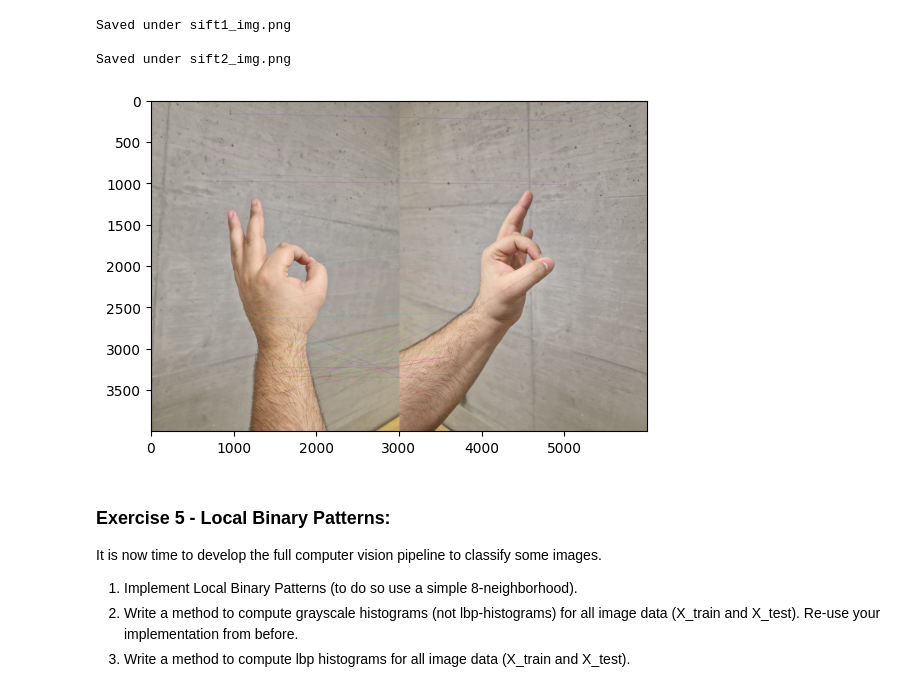
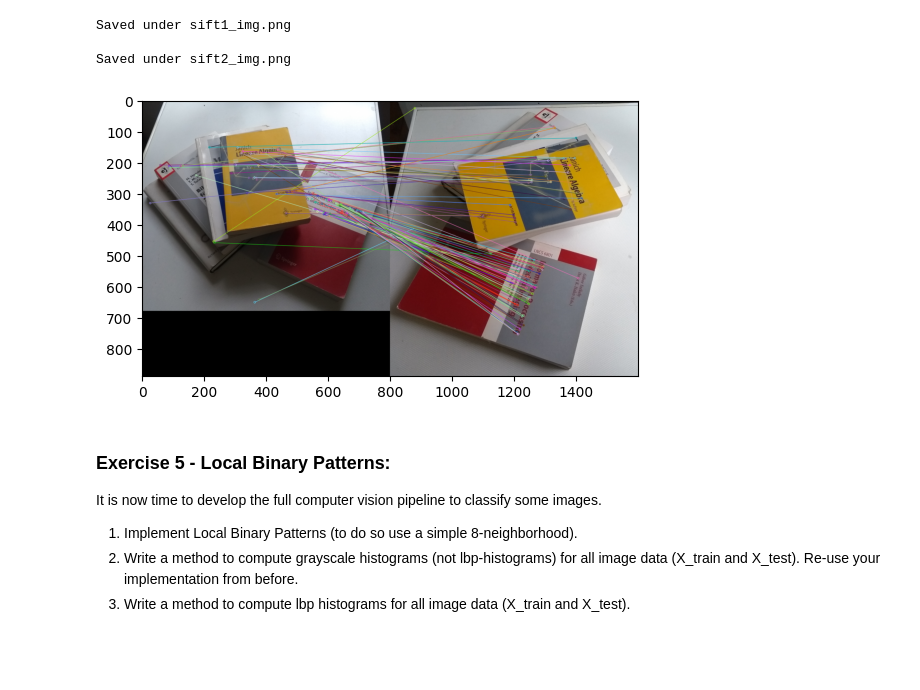
Before and after one commit to CengoleFHV/computer-vision-course, a Jupyter notebook: Computer-Vision-Features-Exercises_aycen.ipynb, the cells around one changed output. Drawn from its saved outputs; the diff is of its cells as text; code cells hidden in the pictures; blank space fills up the shorter version.

```diff
--- a/Computer-Vision-Features-Exercises_aycen.ipynb
+++ b/Computer-Vision-Features-Exercises_aycen.ipynb
@@ -152,31 +149,31 @@ Saved under sift1_img.png
 
 Saved under sift2_img.png
 # %%
-sift1 = cv2.imread('cenk1.jpg')
-sift2 = cv2.imread('cenk2.jpg')
+sift1 = cv2.imread('sift1_img.png')
+sift2 = cv2.imread('sift2_img.png')
 
 sift = cv2.SIFT_create()
 
 kp1, des1 = sift.detectAndCompute(sift1, None)
 kp2, des2 = sift.detectAndCompute(sift2, None)
 
 bf = cv2.BFMatcher()
 matches = bf.knnMatch(des1, des2, k=2)
 
 good = []
 
 for m,n in matches:
   if m.distance < 0.75 * n.distance:
     good.append([m])
 
 img3 = cv2.drawMatchesKnn(sift1, kp1, sift2, kp2, good, None, flags=cv2.DrawMatchesFlags_NOT_DRAW_SINGLE_POINTS)
 
 img3 = cv2.cvtColor(img3, cv2.COLOR_BGR2RGB)
 
 plt.imshow(img3)
 plt.show()
 # %% [output]
-[figure, old version]
+[figure, new version]
 # %% [markdown]
 ### Exercise 5 -  Local Binary Patterns:
 
```
Also changed, not shown: parts of 11 cells of this notebook, 1 other file.
